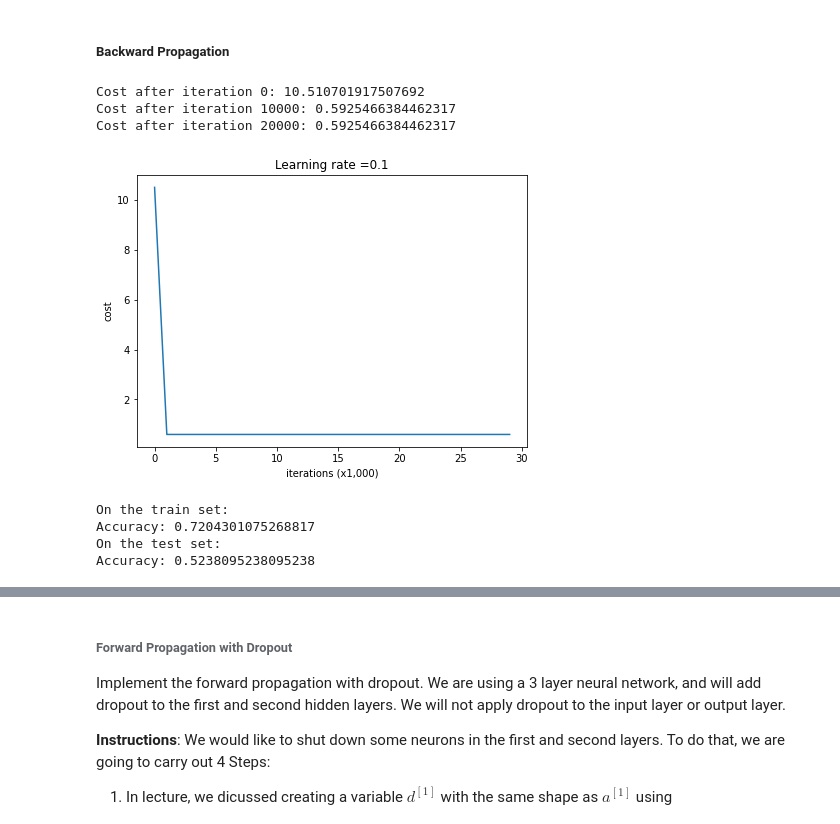
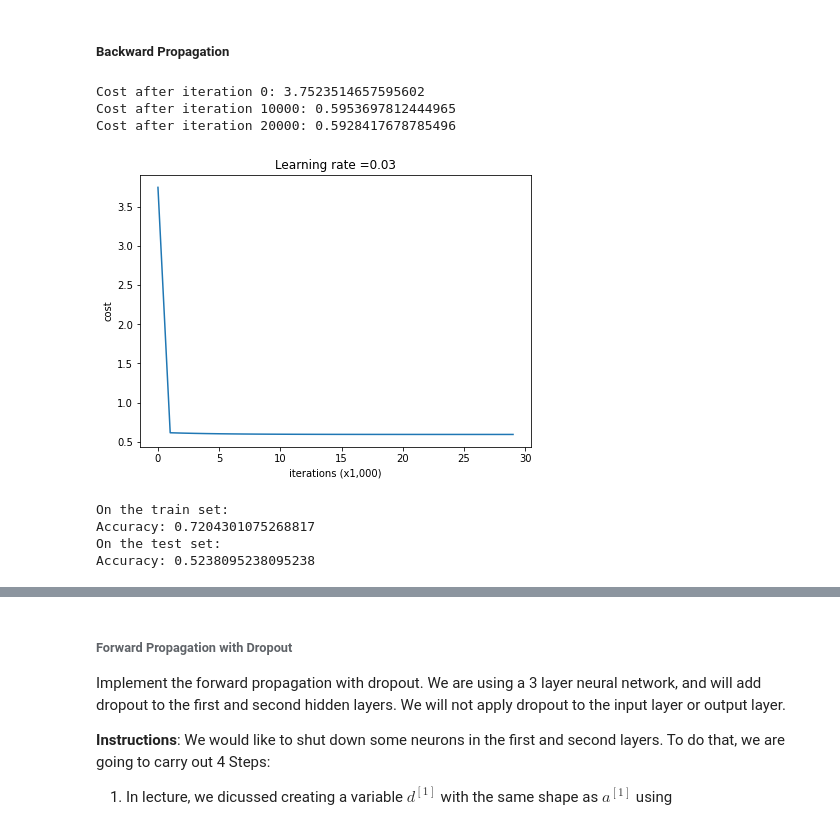
Before and after one commit to khanh22mse23057/mle501, a Jupyter notebook: [MLE501_Assignment]_Job_placement_prediction_model_building.ipynb, the cells around one changed output, grey strips where cells are left out. Cells and saved outputs as stored; diff of their text form; code cells hidden in the pictures.

````diff
--- a/[MLE501_Assignment]_Job_placement_prediction_model_building.ipynb
+++ b/[MLE501_Assignment]_Job_placement_prediction_model_building.ipynb
@@ -749,7 +749,7 @@ np.sum(np.square(Wl))
 ```
 Note that we have to do this for $W^{[1]}$, $W^{[2]}$ and $W^{[3]}$, then sum the three terms and multiply by $ \frac{1}{m} \frac{\lambda}{2} $.
 # %%
-def regularization_model(X, Y, learning_rate = 0.1, num_iterations = 30000, print_cost = True, lambd = 0, keep_prob = 1):
+def regularization_model(X, Y, learning_rate = 0.03, num_iterations = 30000, print_cost = True, lambd = 0, keep_prob = 1):
     """
     Implements a three-layer neural network: LINEAR->RELU->LINEAR->RELU->LINEAR->SIGMOID.
 
@@ -772,8 +772,8 @@ def regularization_model(X, Y, learning_rate = 0.1, num_iterations = 30000, prin
     layers_dims = [X.shape[0], 10, 3, 1]
 
     # Initialize parameters dictionary.
-    #parameters = reg.initialize_parameters(layers_dims)
-    parameters = initialize_parameters_he(layers_dims)
+    parameters = reg.initialize_parameters(layers_dims)
+    #parameters = initialize_parameters_he(layers_dims)
     # Loop (gradient descent)
 
     for i in range(0, num_iterations):
@@ -891,17 +891,16 @@ def backward_propagation_with_regularization(X, Y, cache, lambd):
 
     return gradients
 # %%
-parameters, _ = regularization_model(train_X, train_Y)
-
+parameters_ , _ = regularization_model(train_X, train_Y, lambd = 0.7)
 print ("On the train set:")
-predictions_train = reg.predict(train_X, train_Y, parameters)
+predictions_train = reg.predict(train_X, train_Y, parameters_)
 print ("On the test set:")
-predictions_test = reg.predict(test_X, test_Y, parameters)
+predictions_test = reg.predict(test_X, test_Y, parameters_)
 # %% [output]
-Cost after iteration 0: 10.510701917507692
-Cost after iteration 10000: 0.5925466384462317
-Cost after iteration 20000: 0.5925466384462317
+Cost after iteration 0: 3.7523514657595602
+Cost after iteration 10000: 0.5953697812444965
+Cost after iteration 20000: 0.5928417678785496
-[figure, old version]
+[figure, new version]
 On the train set:
 Accuracy: 0.7204301075268817
 On the test set:
````
Also changed, not shown: parts of 8 cells of this notebook.
